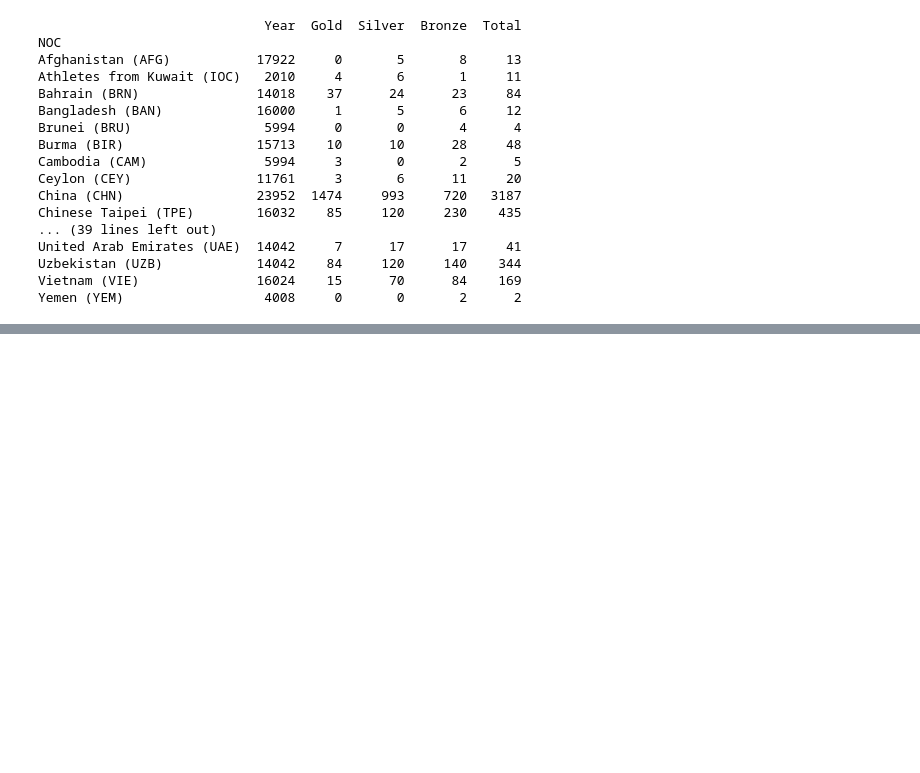
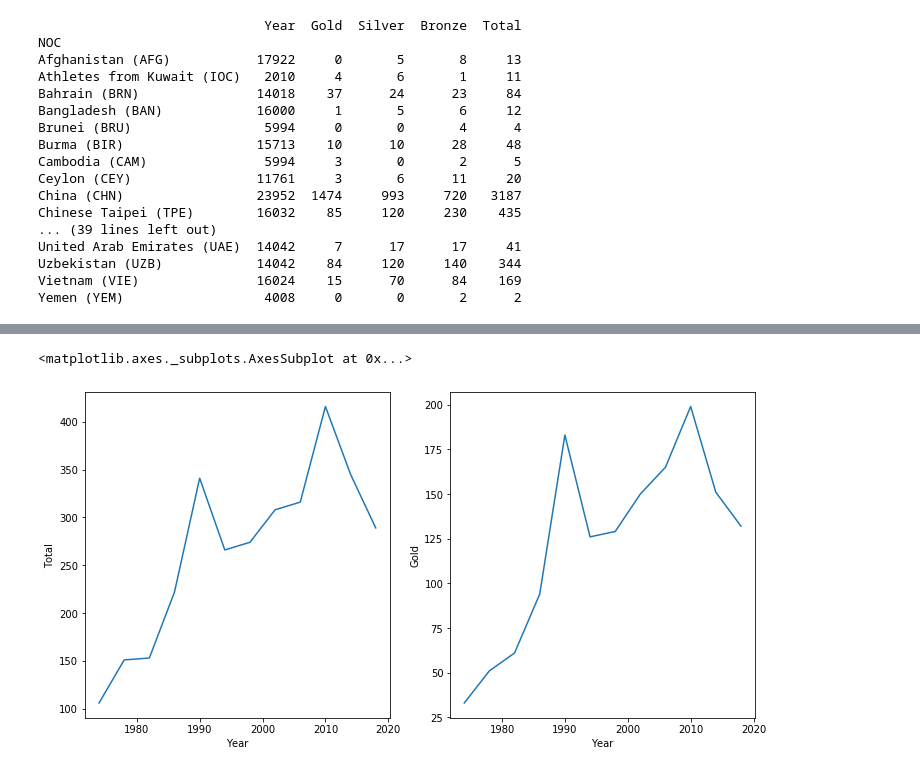
Before and after one commit to Intraraksa/ML-projects, a Jupyter notebook: Asian_game.ipynb, the cells around one changed output, grey strips where cells are left out. Cells and saved outputs as stored; diff of their text form; code cells hidden in the pictures; blank space fills up the shorter version.

```diff
--- a/Asian_game.ipynb
+++ b/Asian_game.ipynb
@@ -130,0 +113,7 @@ Name: Total, dtype: int64
+# %%
+fig,(ax1,ax2) = plt.subplots(1,2 ,figsize = (12,6))
+sns.lineplot(x = china_medal['Year'] , y = china_medal['Total'],ax = ax1)
+sns.lineplot(x = china_medal['Year'] , y = china_medal['Gold'],ax = ax2)
+# %% [output]
+<matplotlib.axes._subplots.AxesSubplot at 0x...>
+[figure, added]
```
Also changed, not shown: parts of 5 cells of this notebook.
